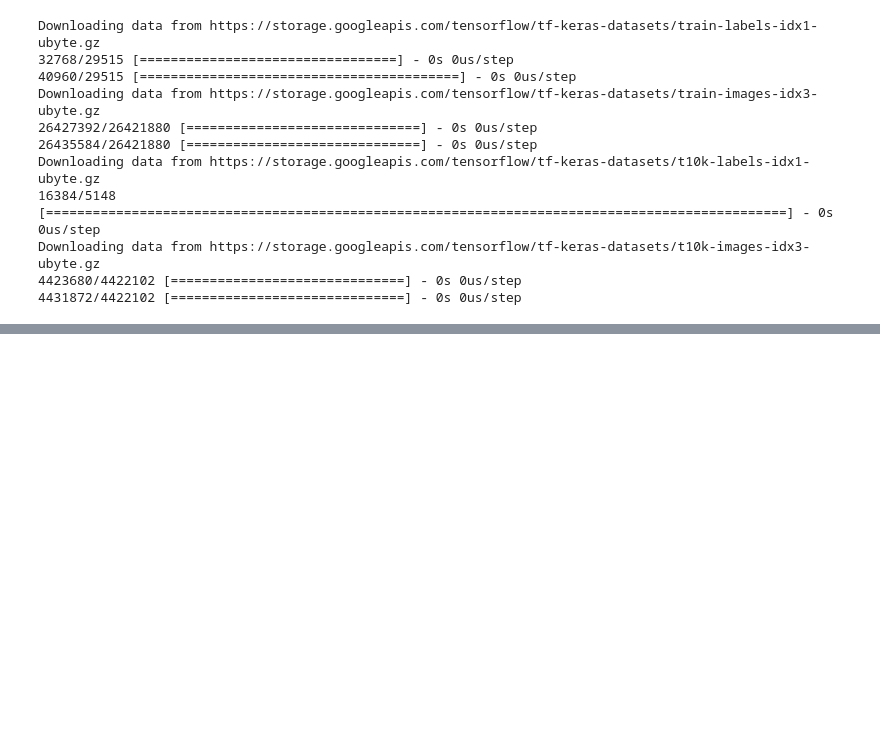
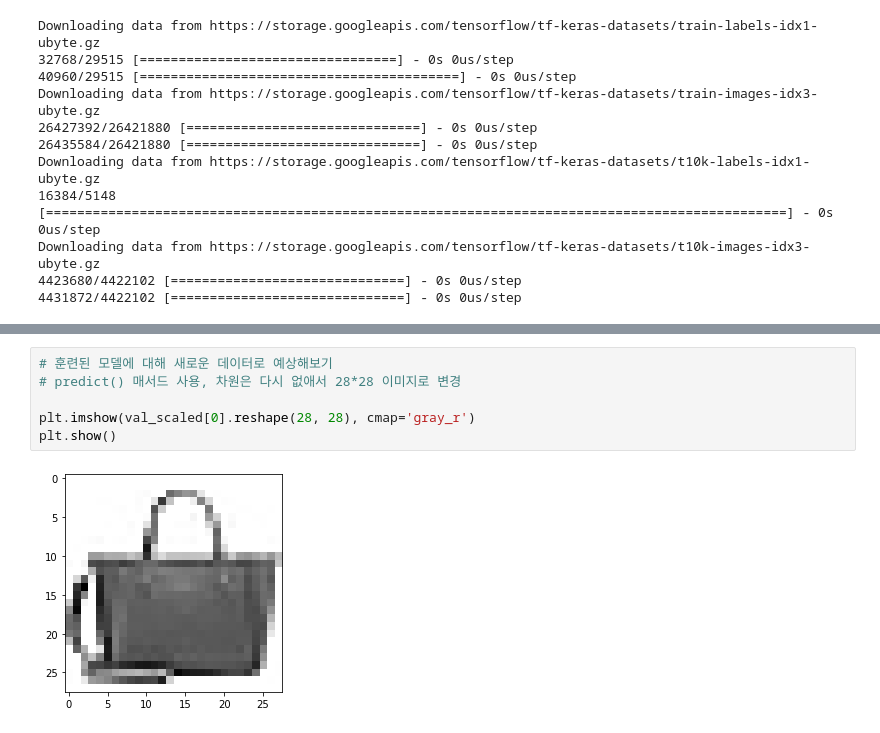
Before and after one commit to ohhongseok/ML-DeepLearning, a Jupyter notebook: 8/8-2/합성곱_신경망을_사용한_이미지_분류.ipynb, the cells around one changed output, grey strips where cells are left out. Drawn from its saved outputs; the diff is of its cells as text; blank space fills up the shorter version.

```diff
--- a/8/8-2/합성곱_신경망을_사용한_이미지_분류.ipynb
+++ b/8/8-2/합성곱_신경망을_사용한_이미지_분류.ipynb
@@ -36,0 +153,8 @@ Downloading data from https://storage.googleapis.com/tensorflow/tf-keras-dataset
+# %%
+# 훈련된 모델에 대해 새로운 데이터로 예상해보기
+# predict() 매서드 사용, 차원은 다시 없애서 28*28 이미지로 변경
+
+plt.imshow(val_scaled[0].reshape(28, 28), cmap='gray_r')
+plt.show()
+# %% [output]
+[figure, added]
```
Also changed, not shown: parts of 17 cells of this notebook.
